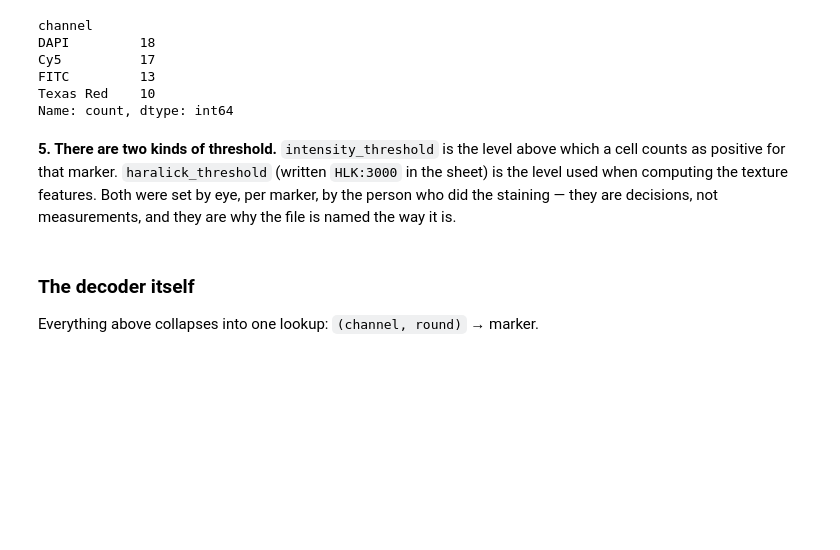
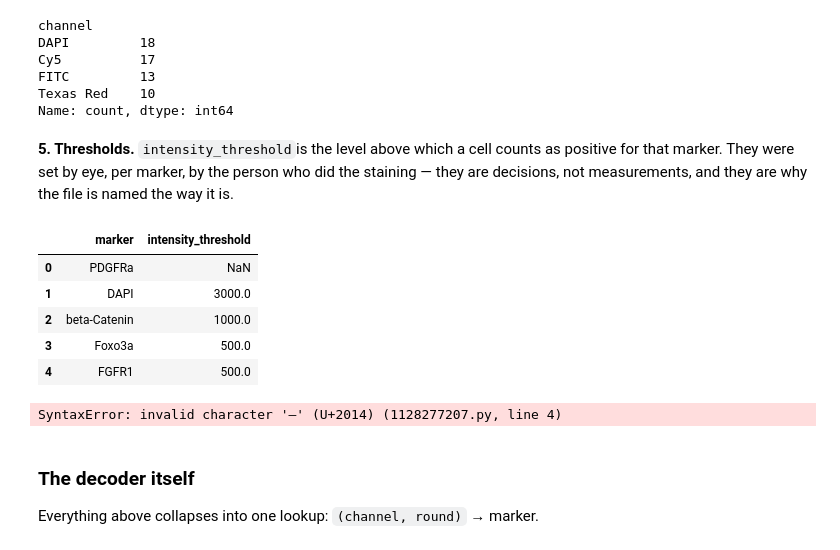
Before and after one commit to LiberaliLab/Multicellular-Systems-2026, a Jupyter notebook: book/part3_analysis/1_preparation/00_what_you_are_given.ipynb, the cells around one changed output. Drawn from its saved outputs; the diff is of its cells as text; code cells hidden in the pictures; blank space fills up the shorter version.

```diff
--- a/book/part3_analysis/1_preparation/00_what_you_are_given.ipynb
+++ b/book/part3_analysis/1_preparation/00_what_you_are_given.ipynb
@@ -286,12 +279,25 @@ Cy5          17
 FITC         13
 Texas Red    10
 Name: count, dtype: int64
-# %% [markdown]
-**5. There are two kinds of threshold.** `intensity_threshold` is the level above which
-a cell counts as positive for that marker. `haralick_threshold` (written `HLK:3000` in
-the sheet) is the level used when computing the texture features. Both were set by eye,
-per marker, by the person who did the staining — they are decisions, not measurements,
-and they are why the file is named the way it is.
+# %% [markdown]
+**5. Thresholds.** `intensity_threshold`is the level above which a cell counts as positive for that marker. They were set by eye, per marker, by the person who did the staining — they are decisions, not measurements, and they are why the file is named the way it is.
+# %%
+stainings[['marker','intensity_threshold']].head()
+# %% [output]
+|  | marker | intensity_threshold |
+| 0 | PDGFRa | NaN |
+| 1 | DAPI | 3000.0 |
+| 2 | beta-Catenin | 1000.0 |
+| 3 | Foxo3a | 500.0 |
+| 4 | FGFR1 | 500.0 |
+# %%
+**5. There are two kinds of threshold.** `intensity_threshold` is the level above which
+a cell counts as positive for that marker. `haralick_threshold` (written `HLK:3000` in
+the sheet) is the level used when computing the texture features. Both were set by eye,
+per marker, by the person who did the staining — they are decisions, not measurements,
+and they are why the file is named the way it is.
+# %% [output]
+SyntaxError: invalid character '—' (U+2014) (1128277207.py, line 4)
 # %% [markdown]
 ### The decoder itself
 
```
Also changed, not shown: parts of 14 cells of this notebook.
